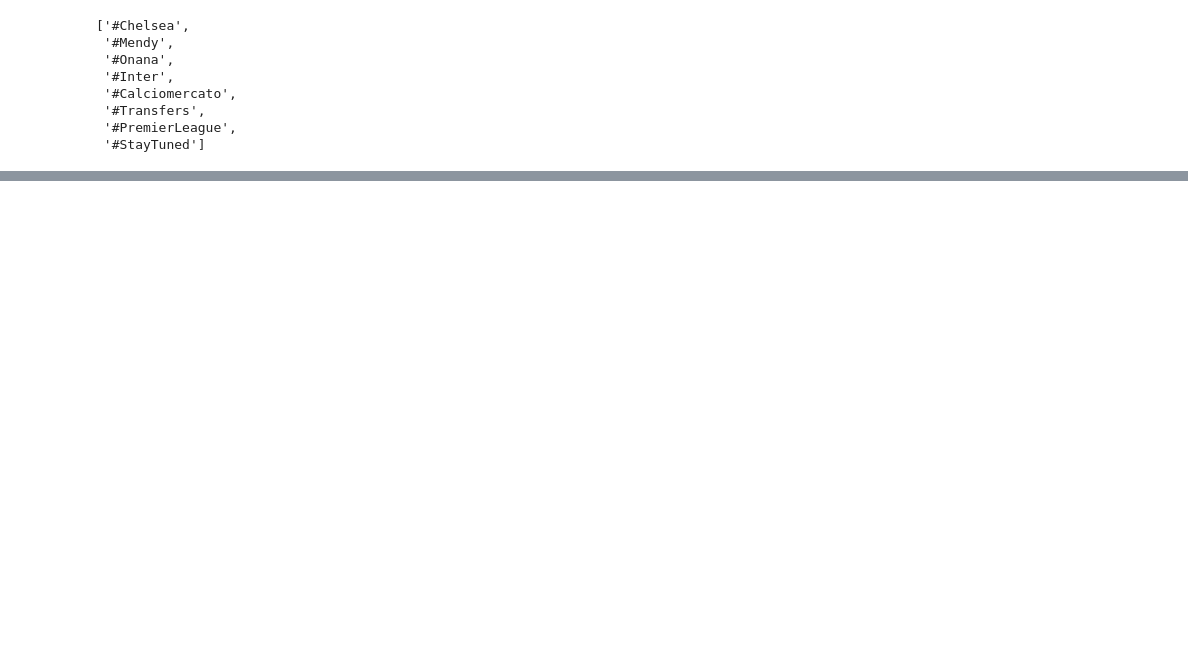
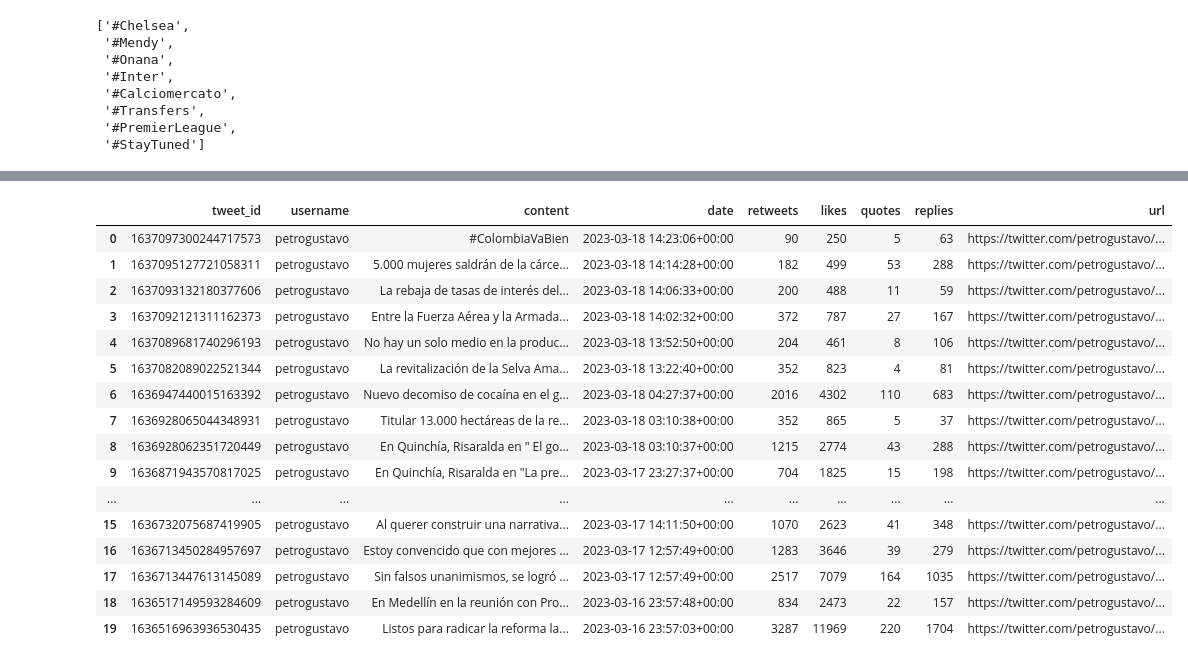
Before and after one commit to jsebastianquiroga/Topicos_analitica, a Jupyter notebook: Notebook/Empirical_network_twitter.ipynb, the cells around one changed output, grey strips where cells are left out. Drawn from its saved outputs; the diff is of its cells as text; code cells hidden in the pictures; blank space fills up the shorter version.

```diff
--- a/Notebook/Empirical_network_twitter.ipynb
+++ b/Notebook/Empirical_network_twitter.ipynb
@@ -166,13 +166,20 @@ class TwitterGraph:
             data.append({
                 'tweet_id': tweet.id,
                 'username': tweet.user.username,
+                'Replay_to':tweet.inReplyToUser,
+                'user_mentioned': tweet.mentionedUsers,
+                'retweet' : tweet.retweetedTweet,
+                'quoted_tweet' : tweet.quotedTweet,
                 'content': tweet.rawContent,
                 'date': tweet.date,
                 'retweets': tweet.retweetCount,
                 'likes': tweet.likeCount,
                 'quotes': tweet.quoteCount,
                 'replies': tweet.replyCount,
-                'url': tweet.url
+                'url': tweet.url,
+                'place': tweet.place,
+                'hashtags': tweet.hashtags,
+                'cashtags' : tweet.cashtags
             })
 
         # Create a DataFrame from the extracted data
@@ -273,3 +298,27 @@ tg.build_graph()
 tg.visualize_graph()
 # %% [output]
 [interactive output not drawn]
+# %%
+# Instantiate the TwitterGraph class with the desired parameters
+tg_1 = TwitterGraph(query='petrogustavo', search_method='username', max_tweets=20)#, start_date='2023-03-15', end_date='2023-03-18')
+tweet_1 = tg_1._scrape_tweets()
+df_1 = pd.DataFrame(tweet_1)
+df_1
+# %% [output]
+|  | tweet_id | username | content | date | retweets | likes | quotes | replies | url |
+| 0 | 1637097300244717573 | petrogustavo | #ColombiaVaBien | 2023-03-18 14:23:06+00:00 | 90 | 250 | 5 | 63 | https://twitter.com/petrogustavo/... |
+| 1 | 1637095127721058311 | petrogustavo | 5.000 mujeres saldrán de la cárce... | 2023-03-18 14:14:28+00:00 | 182 | 499 | 53 | 288 | https://twitter.com/petrogustavo/... |
+| 2 | 1637093132180377606 | petrogustavo | La rebaja de tasas de interés del... | 2023-03-18 14:06:33+00:00 | 200 | 488 | 11 | 59 | https://twitter.com/petrogustavo/... |
+| 3 | 1637092121311162373 | petrogustavo | Entre la Fuerza Aérea y la Armada... | 2023-03-18 14:02:32+00:00 | 372 | 787 | 27 | 167 | https://twitter.com/petrogustavo/... |
+| 4 | 1637089681740296193 | petrogustavo | No hay un solo medio en la produc... | 2023-03-18 13:52:50+00:00 | 204 | 461 | 8 | 106 | https://twitter.com/petrogustavo/... |
+| 5 | 1637082089022521344 | petrogustavo | La revitalización de la Selva Ama... | 2023-03-18 13:22:40+00:00 | 352 | 823 | 4 | 81 | https://twitter.com/petrogustavo/... |
+| 6 | 1636947440015163392 | petrogustavo | Nuevo decomiso de cocaína en el g... | 2023-03-18 04:27:37+00:00 | 2016 | 4302 | 110 | 683 | https://twitter.com/petrogustavo/... |
+| 7 | 1636928065044348931 | petrogustavo | Titular 13.000 hectáreas de la re... | 2023-03-18 03:10:38+00:00 | 352 | 865 | 5 | 37 | https://twitter.com/petrogustavo/... |
+| 8 | 1636928062351720449 | petrogustavo | En Quinchía, Risaralda en " El go... | 2023-03-18 03:10:37+00:00 | 1215 | 2774 | 43 | 288 | https://twitter.com/petrogustavo/... |
+| 9 | 1636871943570817025 | petrogustavo | En Quinchía, Risaralda en "La pre... | 2023-03-17 23:27:37+00:00 | 704 | 1825 | 15 | 198 | https://twitter.com/petrogustavo/... |
+| ... | ... | ... | ... | ... | ... | ... | ... | ... | ... |
+| 15 | 1636732075687419905 | petrogustavo | Al querer construir una narrativa... | 2023-03-17 14:11:50+00:00 | 1070 | 2623 | 41 | 348 | https://twitter.com/petrogustavo/... |
+| 16 | 1636713450284957697 | petrogustavo | Estoy convencido que con mejores ... | 2023-03-17 12:57:49+00:00 | 1283 | 3646 | 39 | 279 | https://twitter.com/petrogustavo/... |
+| 17 | 1636713447613145089 | petrogustavo | Sin falsos unanimismos, se logró ... | 2023-03-17 12:57:49+00:00 | 2517 | 7079 | 164 | 1035 | https://twitter.com/petrogustavo/... |
+| 18 | 1636517149593284609 | petrogustavo | En Medellín en la reunión con Pro... | 2023-03-16 23:57:48+00:00 | 834 | 2473 | 22 | 157 | https://twitter.com/petrogustavo/... |
+| 19 | 1636516963936530435 | petrogustavo | Listos para radicar la reforma la... | 2023-03-16 23:57:03+00:00 | 3287 | 11969 | 220 | 1704 | https://twitter.com/petrogustavo/... |
```
Also changed, not shown: parts of 7 cells of this notebook.
